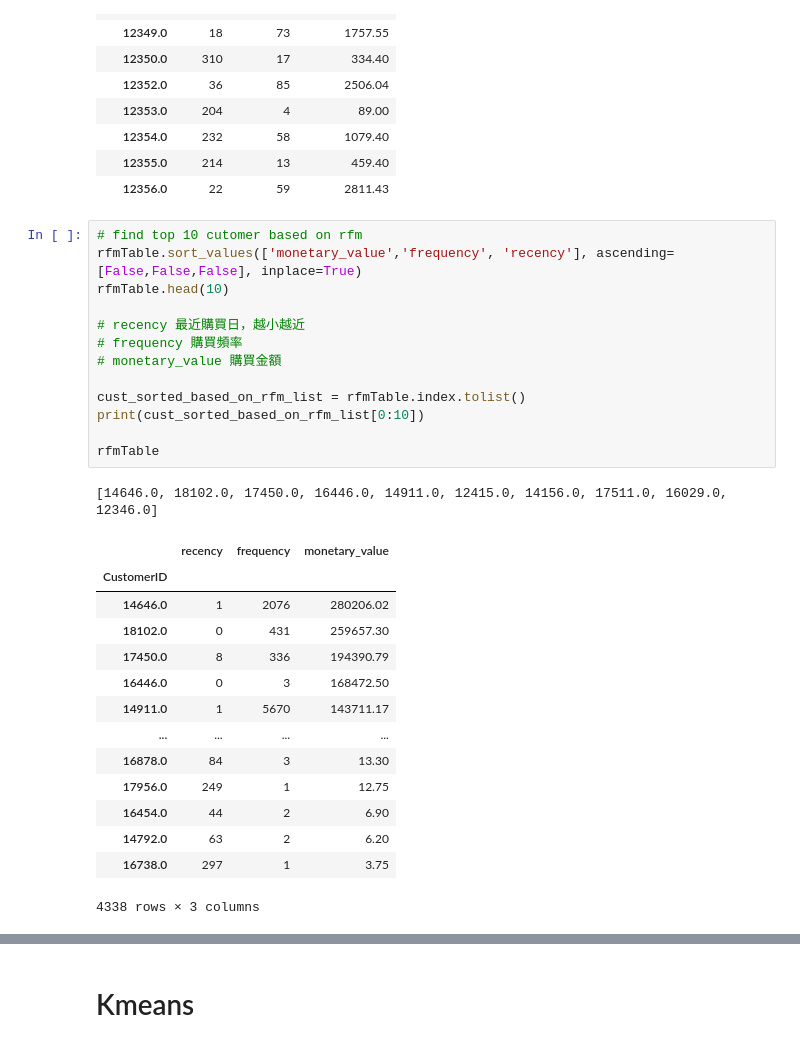
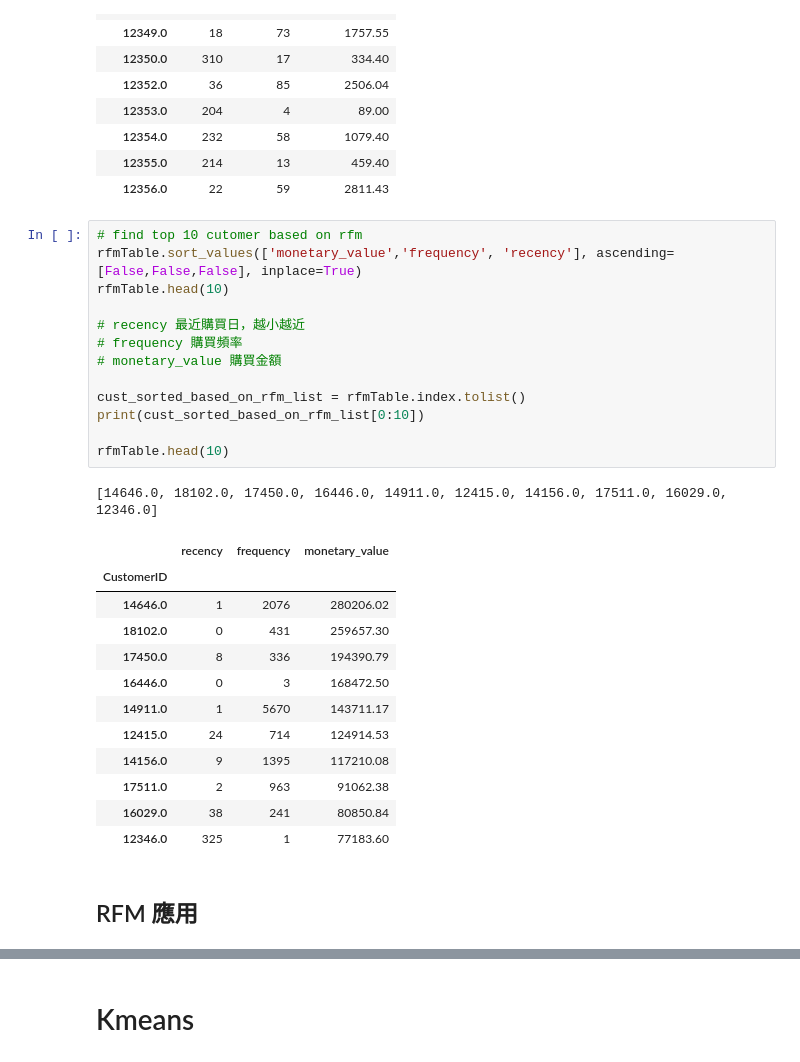
Before and after one commit to KarenKaoK/RFMClusterStudy, a Jupyter notebook: customer_segmentation.ipynb, the cells around one changed output, grey strips where cells are left out. Cells and saved outputs as stored; diff of their text form.

```diff
--- a/customer_segmentation.ipynb
+++ b/customer_segmentation.ipynb
@@ -135,29 +149,29 @@ rfmTable.head(10)
 # %%
 # find top 10 cutomer based on rfm
 rfmTable.sort_values(['monetary_value','frequency', 'recency'], ascending=[False,False,False], inplace=True)
 rfmTable.head(10)
 
 # recency 最近購買日，越小越近
 # frequency 購買頻率
 # monetary_value 購買金額
 
 cust_sorted_based_on_rfm_list = rfmTable.index.tolist()
 print(cust_sorted_based_on_rfm_list[0:10])
 
-rfmTable
+rfmTable.head(10)
 # %% [output]
 [14646.0, 18102.0, 17450.0, 16446.0, 14911.0, 12415.0, 14156.0, 17511.0, 16029.0, 12346.0]
 |  | recency | frequency | monetary_value |
 | CustomerID |  |  |  |
 | 14646.0 | 1 | 2076 | 280206.02 |
 | 18102.0 | 0 | 431 | 259657.30 |
 | 17450.0 | 8 | 336 | 194390.79 |
 | 16446.0 | 0 | 3 | 168472.50 |
 | 14911.0 | 1 | 5670 | 143711.17 |
-| ... | ... | ... | ... |
-| 16878.0 | 84 | 3 | 13.30 |
-| 17956.0 | 249 | 1 | 12.75 |
-| 16454.0 | 44 | 2 | 6.90 |
-| 14792.0 | 63 | 2 | 6.20 |
-| 16738.0 | 297 | 1 | 3.75 |
+| 12415.0 | 24 | 714 | 124914.53 |
+| 14156.0 | 9 | 1395 | 117210.08 |
+| 17511.0 | 2 | 963 | 91062.38 |
+| 16029.0 | 38 | 241 | 80850.84 |
+| 12346.0 | 325 | 1 | 77183.60 |
-4338 rows × 3 columns
+# %% [markdown]
+## RFM 應用
```
Also changed, not shown: parts of 17 cells of this notebook.
